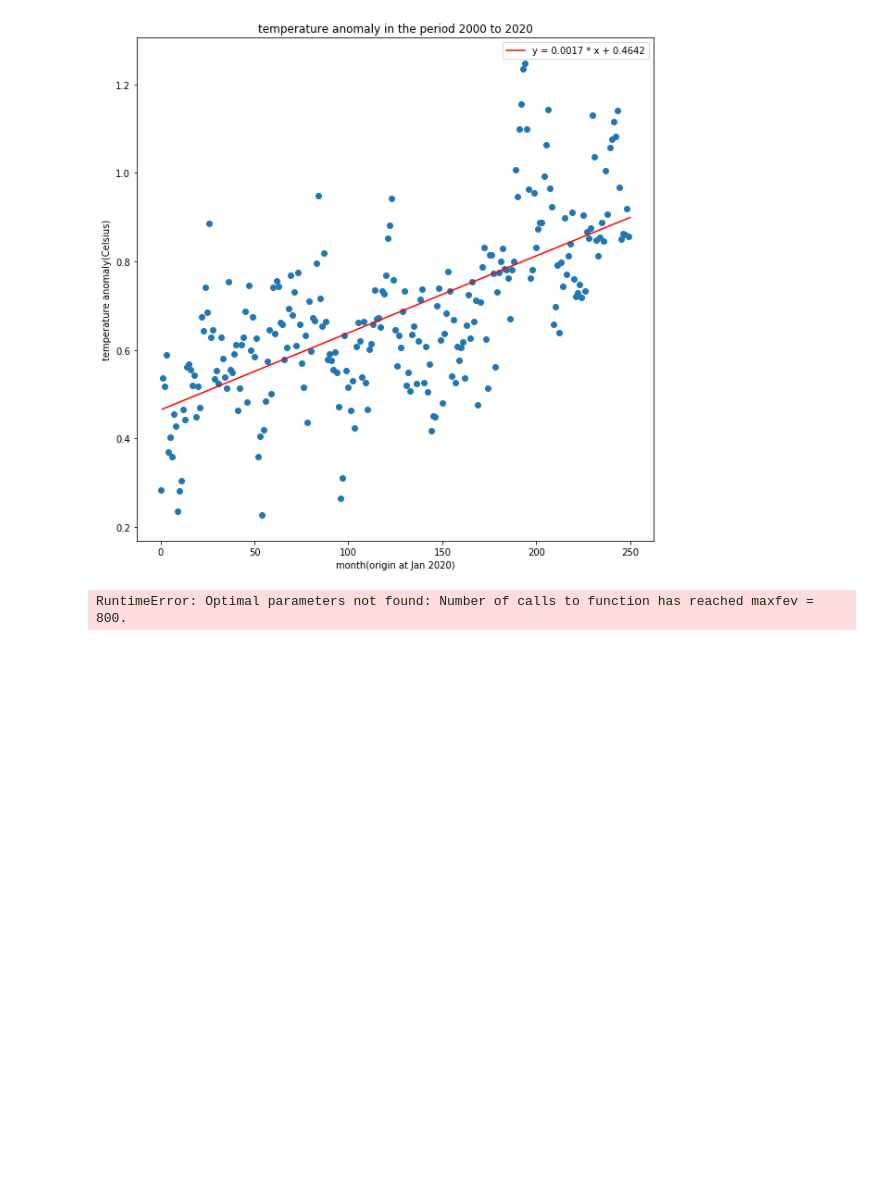
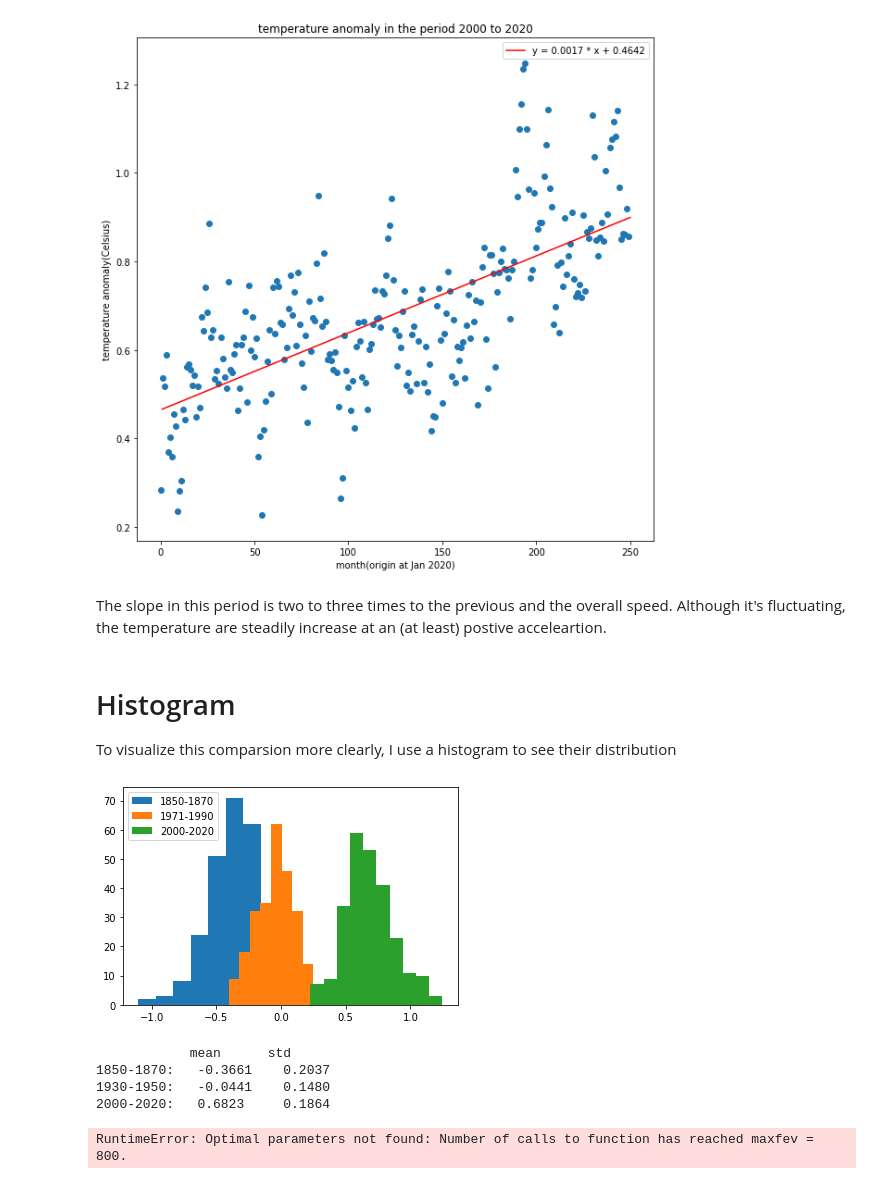
Before and after one commit to randywangberkeley/Physics77GroupProject, a Jupyter notebook: data analysis.ipynb, the cells around one changed output. Saved outputs shown, nothing was run; the diff lists cells and outputs as text; code cells hidden in the pictures; blank space fills up the shorter version.

```diff
--- a/data analysis.ipynb
+++ b/data analysis.ipynb
@@ -115,27 +197,24 @@ correlation coefficient = 0.82143
 # %%
 #extract data from 2000 to 2020
 y_m_mon = np.concatenate([y_m, mon], axis = 1)
-temp = y_m_mon[y_m_mon[:,0] >= 2000, :] #data from 2000 to 2020
+temp_p3 = y_m_mon[y_m_mon[:,0] >= 2000, :] #data from 2000 to 2020
 plt.figure(figsize = (10,10))
-plt.scatter(range(len(temp)) ,temp[:, 2])
+plt.scatter(range(len(temp_p3)) ,temp_p3[:, 2])
 plt.title("temperature anomaly in the period 2000 to 2020")
 plt.xlabel("month(origin at Jan 2020)")
 plt.ylabel("temperature anomaly(Celsius)")
 
 
-xdata = range(len(temp))
-ydata = temp[:,2]
-sigma = temp[:,3]
+xdata = range(len(temp_p3))
+ydata = temp_p3[:,2]
+sigma = temp_p3[:,3]
 #use linear model
-def l_model(x,a,b):
-    return a*x+b
-par0 = np.array([1.0, 0.0])
 par, cov = fitter.curve_fit(l_model, xdata, ydata, p0=par0, sigma=sigma, absolute_sigma=True)
 print("parameter for linear model in the period 2000-2020:")
 print ('a={0:6.4f}+/-{1:5.4f}'.format(par[0],np.sqrt(cov[0,0])))
 print ('b={0:6.4f}+/-{1:5.4f}'.format(par[1],np.sqrt(cov[1,1])), "\n")
 
-x = np.linspace(1, len(temp), 500)
+x = np.linspace(1, len(temp_p3), 500)
 y = l_model(x, *par)
 plt.plot(x, y, "r", label = "y = {:.4f} * x + {:.4f}".format(*par))
 plt.legend()
@@ -145,6 +224,28 @@ parameter for linear model in the period 2000-2020:
 a=0.0017+/-0.0001
 b=0.4642+/-0.0075
 [figure]
+# %% [markdown]
+The slope in this period is two to three times to the previous and the overall speed. Although it's fluctuating, the temperature are steadily increase at an (at least) postive acceleartion.
+# %% [markdown]
+# Histogram
+To visualize this comparsion more clearly, I use a histogram to see their distribution
+# %%
+#overall histogram
+plt.hist(temp_p1[:,2], label = "1850-1870")
+plt.hist(temp_p2[:,2], label = "1971-1990")
+plt.hist(temp_p3[:,2], label = "2000-2020")
+plt.legend()
+plt.show()
+print("            mean      std ")
+print("1850-1870:   {:.4f}    {:.4f}".format(np.mean(temp_p1[:,2]), np.std(temp_p1[:,2])))
+print("1930-1950:   {:.4f}    {:.4f}".format(np.mean(temp_p2[:,2]), np.std(temp_p2[:,2])))
+print("2000-2020:   {:.4f}     {:.4f}".format(np.mean(temp_p3[:,2]), np.std(temp_p3[:,2])))
+# %% [output]
+[figure, added]
+            mean      std
+1850-1870:   -0.3661    0.2037
+1930-1950:   -0.0441    0.1480
+2000-2020:   0.6823     0.1864
 # %%
 #attempt to use power model, but fail
 
```
Also changed, not shown: parts of 15 cells of this notebook.
